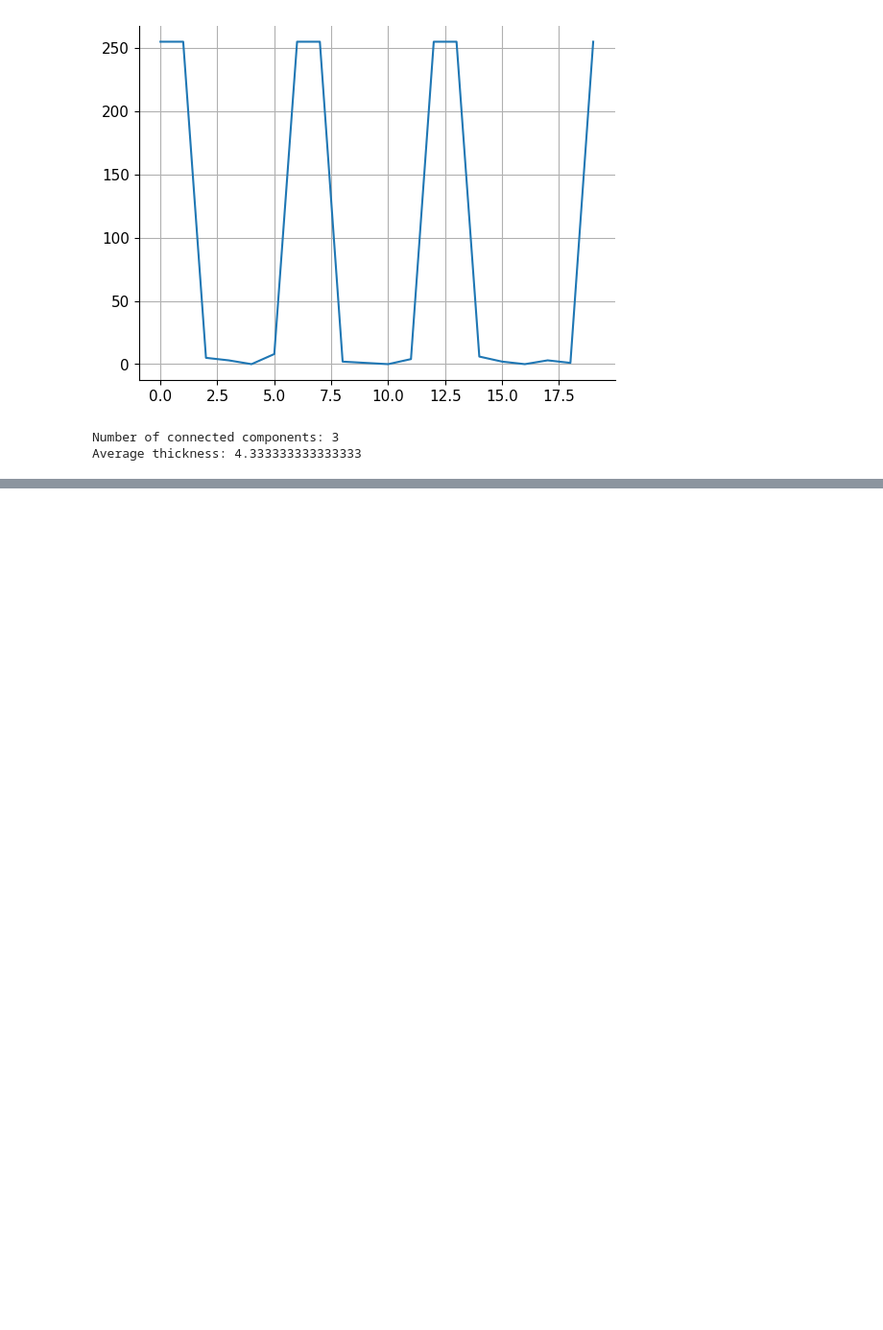
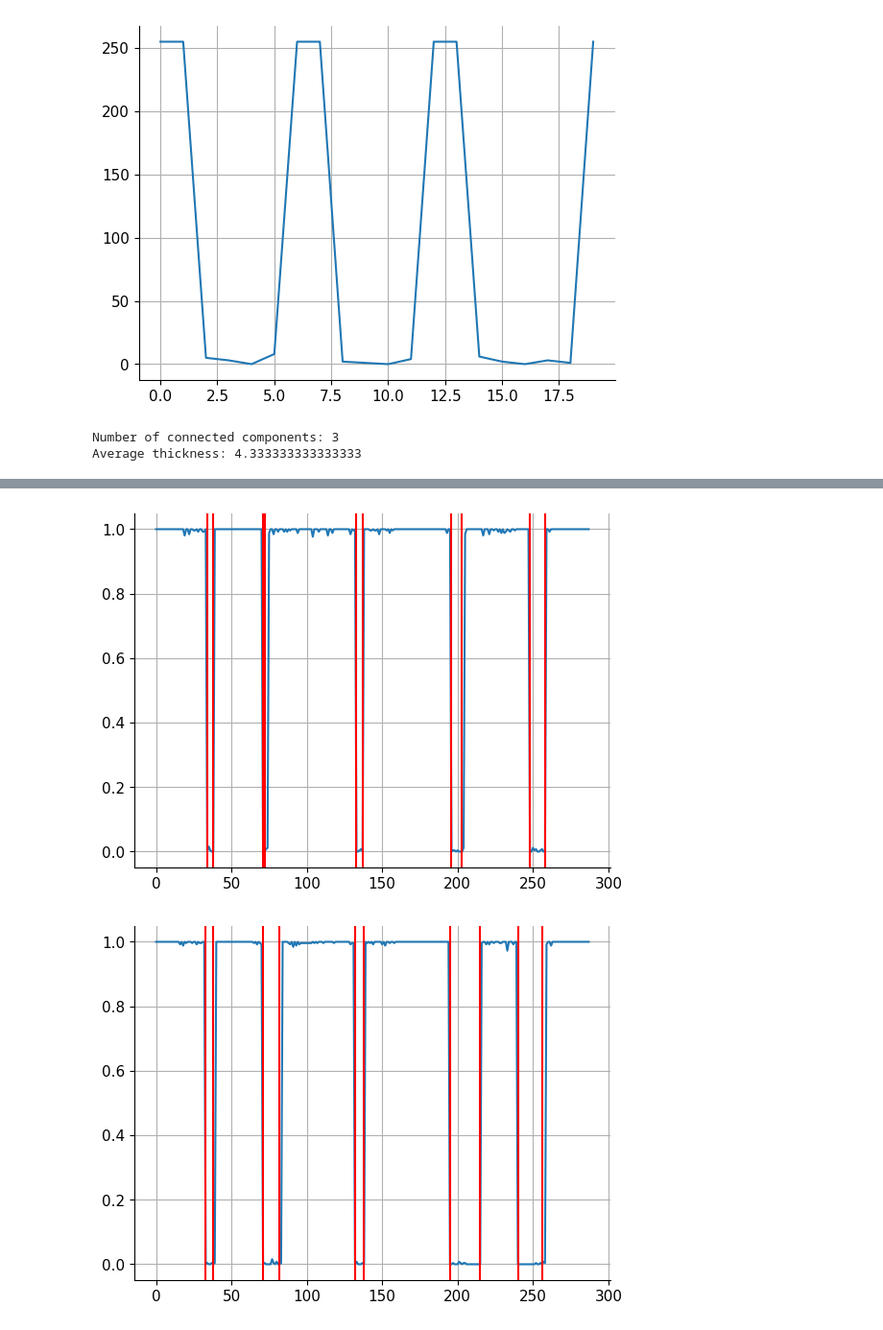
Before and after one commit to Colin16655/THESIS_Recursive_Curve_Extraction_Tool_for_Storm_Analysis_in_Historical_Seismograms, a Jupyter notebook: seismogram_curve_extraction/notebooks/process_KF.ipynb, the cells around one changed output, grey strips where cells are left out. Shown at 96% size. Saved outputs shown, nothing was run; the diff lists cells and outputs as text; code cells hidden in the pictures; blank space fills up the shorter version.

```diff
--- a/seismogram_curve_extraction/notebooks/process_KF.ipynb
+++ b/seismogram_curve_extraction/notebooks/process_KF.ipynb
@@ -163,0 +229,53 @@ starting_points = []
+# %%
+# Iterate over the columns of the image, 0 value pixels vertical position are the measurements
+sel = 10
+tresh = 1e-3
+spacing = avg_thickness/2 # number of pixels
+count = 0
+positions = np.full((avg_N_components, 2), np.nan) # contains start and stop positions of each trace for each component
+measurements = np.full((saved_images[sel].shape[1], avg_N_components), np.nan) # contains the position of the measurements for each component
+
+for col_idx in range(saved_images[sel].shape[1]):
+    col = saved_images[sel][:, col_idx].astype(np.float64)
+    if col.max() - col.min() > 0: col /= col.max() - col.min()
+
+    # find the 0 value pixels, with a given treshold
+    temp = np.where(col < tresh)[0]
+    if len(temp) == 0: continue
+
+    val_prev = temp[0]
+    i = 0
+    positions[i, 0] = val_prev
+
+    # print(measurements)
+
+    for val in temp[1:]:
+        if val - val_prev > spacing and i < avg_N_components:
+            positions[i, 1] = val_prev
+            i += 1
+            if i < avg_N_components: positions[i, 0] = val
+        val_prev = val
+    positions[-1, 1] = val
+
+    # print(positions)
+
+    # plot the measurements
+    if count < 3:
+        plt.figure()
+        plt.plot(col)
+        # plot vertical lines at the positions of the measurements
+        for pos in positions:
+            plt.axvline(pos[0], color='r')
+            plt.axvline(pos[1], color='r')
+        plt.show
+        # delete
+        count += 1
+
+    for i in range(avg_N_components):
+        if not np.isnan(positions[i, 0]):
+            measurements[col_idx, i] = (positions[i, 1] + positions[i, 0]) / 2
+
+# measurements[col_idx, i] = positions[i, 1]
+# %% [output]
+[figure, added]
+[figure, added]
```
Also changed, not shown: parts of 15 cells of this notebook, 1 other file.
